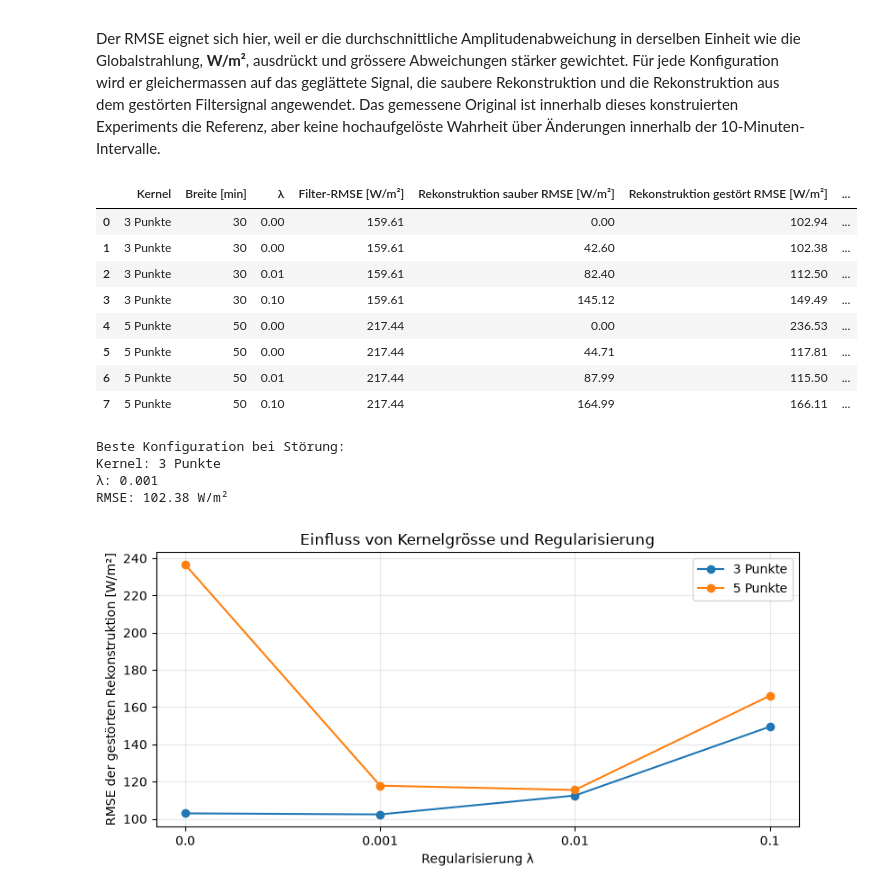
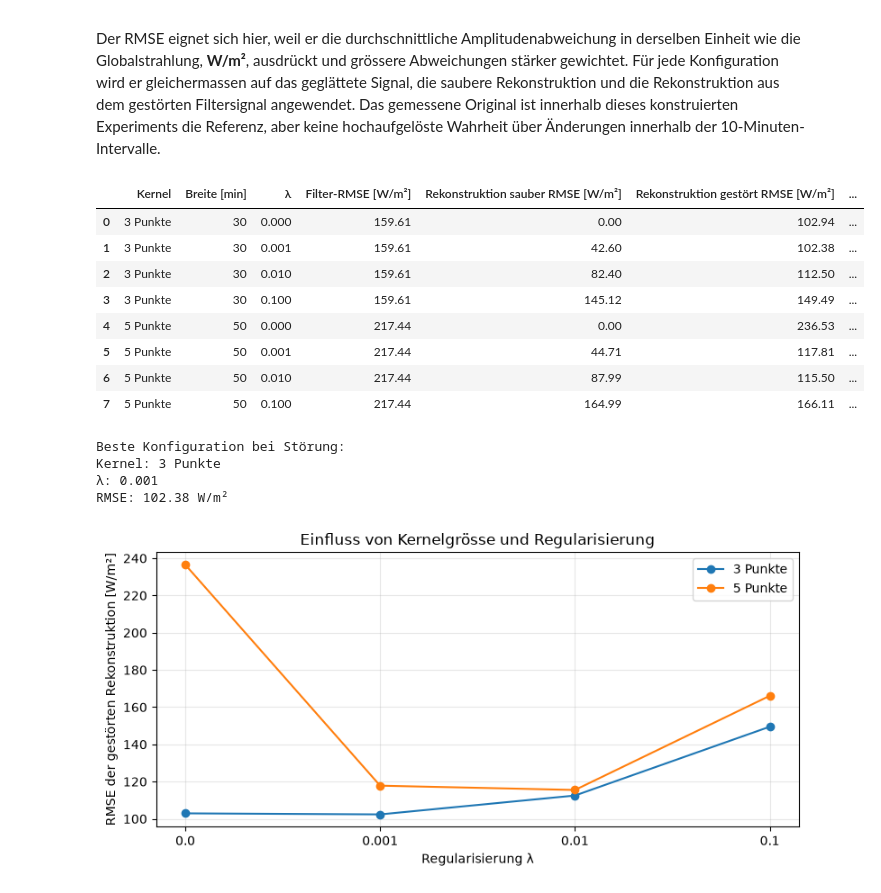
Before and after one commit to Haris-1-1/gbsv, a Jupyter notebook: gbsv_mc1/notebooks/03_convolution_deconvolution.ipynb, the cells around one changed output. Saved outputs shown, nothing was run; the diff lists cells and outputs as text; code cells hidden in the pictures.

```diff
--- a/gbsv_mc1/notebooks/03_convolution_deconvolution.ipynb
+++ b/gbsv_mc1/notebooks/03_convolution_deconvolution.ipynb
@@ -220,42 +220,48 @@ for kernel_name, kernel in kernels.items():
             "Kernel": kernel_name,
             "Breite [min]": len(kernel) * 10,
             "λ": regularization,
             "Filter-RMSE [W/m²]": filtered_error,
             "Rekonstruktion sauber RMSE [W/m²]": rmse(
                 signal,
                 clean_reconstruction,
             ),
             "Rekonstruktion gestört RMSE [W/m²]": noisy_error,
             "Verbesserung ggü. Filterung [%]": (
                 (filtered_error - noisy_error) / filtered_error * 100
             ),
         })
 
 evaluation_table = pd.DataFrame(evaluation_rows)
-display(evaluation_table.round(2))
+display(evaluation_table.round({
+    "λ": 3,
+    "Filter-RMSE [W/m²]": 2,
+    "Rekonstruktion sauber RMSE [W/m²]": 2,
+    "Rekonstruktion gestört RMSE [W/m²]": 2,
+    "Verbesserung ggü. Filterung [%]": 2,
+}))
 
 best_index = evaluation_table[
     "Rekonstruktion gestört RMSE [W/m²]"
 ].idxmin()
 best_result = evaluation_table.loc[best_index]
 
 print("Beste Konfiguration bei Störung:")
 print("Kernel:", best_result["Kernel"])
 print("λ:", best_result["λ"])
 print(
     "RMSE:",
     f'{best_result["Rekonstruktion gestört RMSE [W/m²]"]:.2f} W/m²',
 )
 # %% [output]
 |  | Kernel | Breite [min] | λ | Filter-RMSE [W/m²] | Rekonstruktion sauber RMSE [W/m²] | Rekonstruktion gestört RMSE [W/m²] | ... |
-| 0 | 3 Punkte | 30 | 0.00 | 159.61 | 0.00 | 102.94 | ... |
-| 1 | 3 Punkte | 30 | 0.00 | 159.61 | 42.60 | 102.38 | ... |
-| 2 | 3 Punkte | 30 | 0.01 | 159.61 | 82.40 | 112.50 | ... |
-| 3 | 3 Punkte | 30 | 0.10 | 159.61 | 145.12 | 149.49 | ... |
-| 4 | 5 Punkte | 50 | 0.00 | 217.44 | 0.00 | 236.53 | ... |
-| 5 | 5 Punkte | 50 | 0.00 | 217.44 | 44.71 | 117.81 | ... |
-| 6 | 5 Punkte | 50 | 0.01 | 217.44 | 87.99 | 115.50 | ... |
-| 7 | 5 Punkte | 50 | 0.10 | 217.44 | 164.99 | 166.11 | ... |
+| 0 | 3 Punkte | 30 | 0.000 | 159.61 | 0.00 | 102.94 | ... |
+| 1 | 3 Punkte | 30 | 0.001 | 159.61 | 42.60 | 102.38 | ... |
+| 2 | 3 Punkte | 30 | 0.010 | 159.61 | 82.40 | 112.50 | ... |
+| 3 | 3 Punkte | 30 | 0.100 | 159.61 | 145.12 | 149.49 | ... |
+| 4 | 5 Punkte | 50 | 0.000 | 217.44 | 0.00 | 236.53 | ... |
+| 5 | 5 Punkte | 50 | 0.001 | 217.44 | 44.71 | 117.81 | ... |
+| 6 | 5 Punkte | 50 | 0.010 | 217.44 | 87.99 | 115.50 | ... |
+| 7 | 5 Punkte | 50 | 0.100 | 217.44 | 164.99 | 166.11 | ... |
 Beste Konfiguration bei Störung:
 Kernel: 3 Punkte
 λ: 0.001
```
